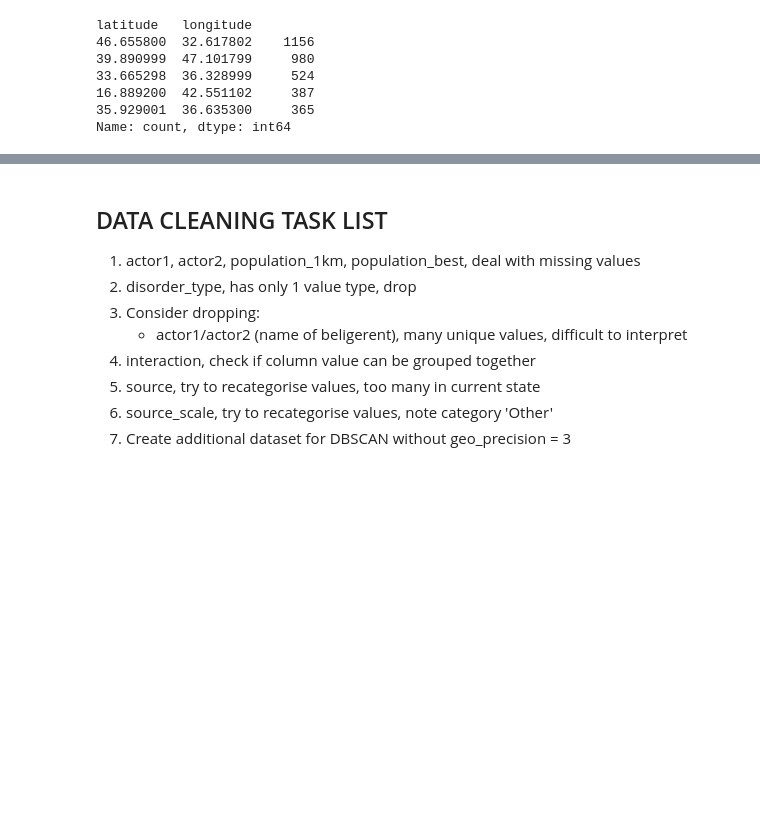
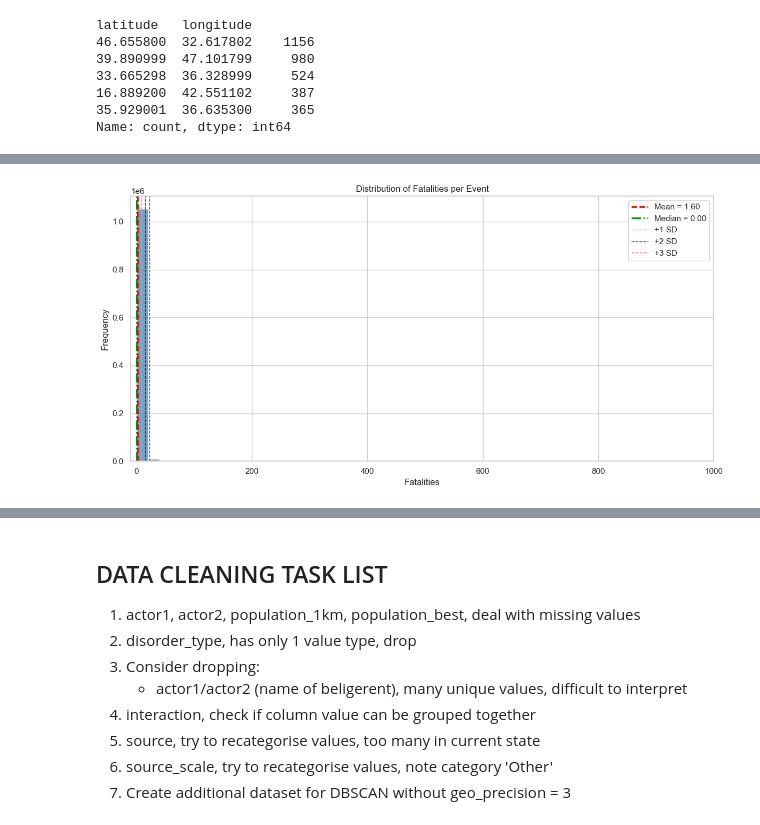
Before and after one commit to CoMa95/Armed-Conflict-Analytics, a Jupyter notebook: notebooks/01_eda.ipynb, the cells around one changed output, grey strips where cells are left out. Cells and saved outputs as stored; diff of their text form; code cells hidden in the pictures; blank space fills up the shorter version.

Commit message:
Explore 'fatalities' column. Create CCDF graph.

```diff
--- a/notebooks/01_eda.ipynb
+++ b/notebooks/01_eda.ipynb
@@ -348,0 +386,44 @@ Name: count, dtype: int64
+# %%
+# create a histogram of fatalities with mean, median, and standard deviation lines
+
+# extract fatalities as a NumPy array (for convenience)
+fatal = df["fatalities"]
+
+# compute statistics
+mean = fatal.mean()
+median = fatal.median()
+std = fatal.std()
+
+# create SD boundaries
+sd1_pos = mean + std
+sd2_pos = mean + 2*std
+sd3_pos = mean + 3*std
+
+# set the plot style
+sns.set(style="whitegrid")
+plt.figure(figsize=(12,6))
+
+# create histogram
+sns.histplot(fatal, bins=50, kde=False, color="steelblue")
+
+# add vertical lines
+plt.axvline(mean, color="red", linestyle="--", linewidth=2, label=f"Mean = {mean:.2f}")
+plt.axvline(median, color="green", linestyle="-.", linewidth=2, label=f"Median = {median:.2f}")
+plt.axvline(sd1_pos, color="orange", linestyle="--", linewidth=1, label="+1 SD")
+plt.axvline(sd2_pos, color="purple", linestyle="--", linewidth=1, label="+2 SD")
+plt.axvline(sd3_pos, color="brown", linestyle="--", linewidth=1, label="+3 SD")
+
+# limit x axis
+plt.xlim(-10, 1000)
+
+# labels and legend
+plt.title("Distribution of Fatalities per Event")
+plt.xlabel("Fatalities")
+plt.ylabel("Frequency")
+plt.legend()
+
+# show plot
+plt.tight_layout()
+plt.show()
+# %% [output]
+[figure, added]
```
Also changed, not shown: parts of 14 cells of this notebook.
